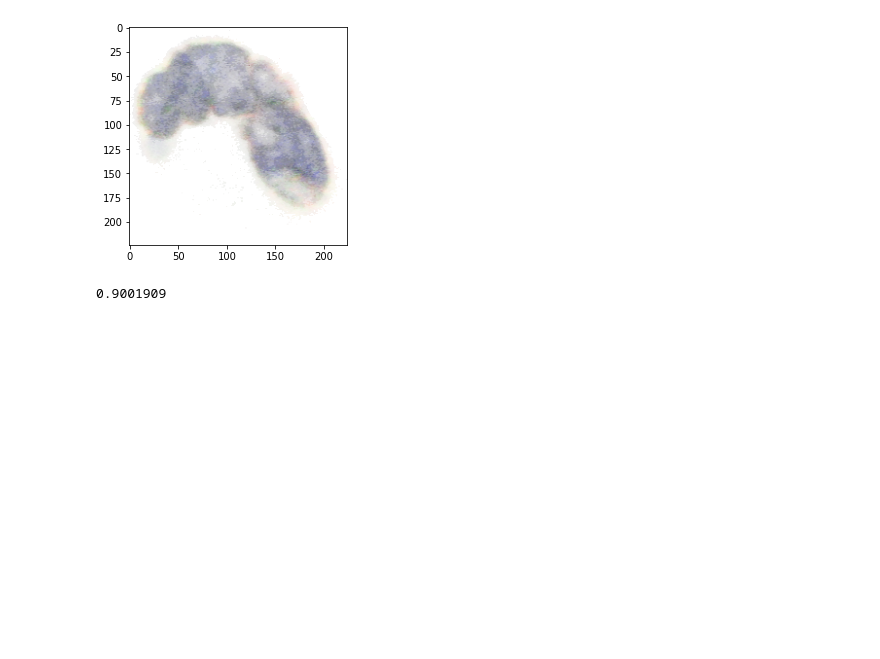
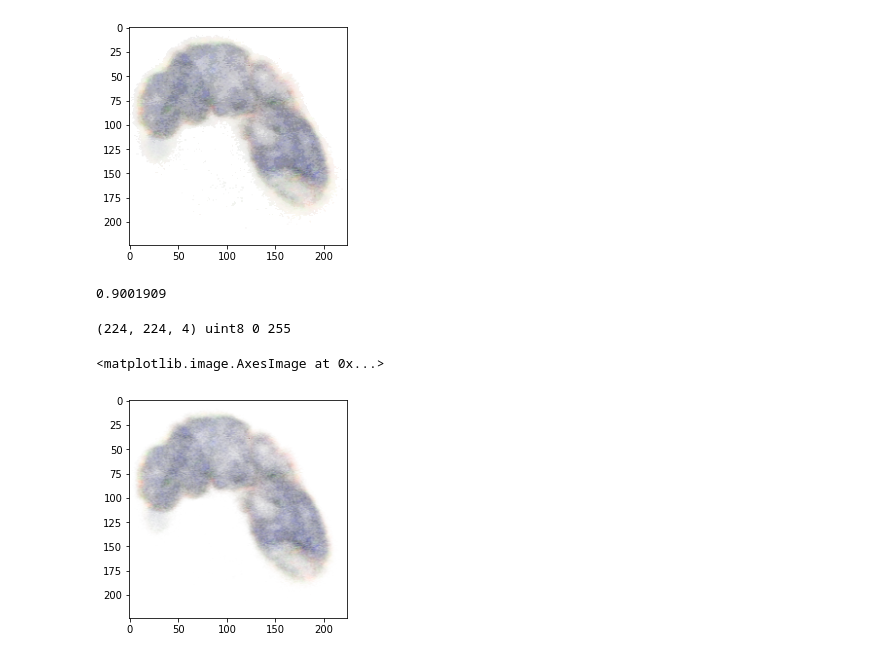
Before and after one commit to yuvaramsingh94/human_protein_atlas, a Jupyter notebook: code/initial_cell_segmentation.ipynb, the cells around one changed output. Drawn from its saved outputs; the diff is of its cells as text; code cells hidden in the pictures; blank space fills up the shorter version.

Commit message:
corrected data resize and 255 and augmentation

```diff
--- a/code/initial_cell_segmentation.ipynb
+++ b/code/initial_cell_segmentation.ipynb
@@ -683,3 +683,18 @@ plt.imshow(aug_single)
 aug_single.max()
 # %% [output]
 0.9001909
+# %%
+#single
+hdf5_path = '../data/train_h5_224_30000_v4/5c27f04c-bb99-11e8-b2b9-ac1f6b6435d0/5c27f04c-bb99-11e8-b2b9-ac1f6b6435d0_1.hdf5'
+with h5py.File(hdf5_path,"r") as h:
+    single_img = h['train_img'][...]
+    actual_h = h['actual_h'][...]
+# %%
+print(single_img.shape,single_img.dtype,single_img.min(),single_img.max())
+# %% [output]
+(224, 224, 4) uint8 0 255
+# %%
+plt.imshow(single_img)
+# %% [output]
+<matplotlib.image.AxesImage at 0x...>
+[figure, added]
```
Also changed, not shown: parts of 4 cells of this notebook, 5 other files.
